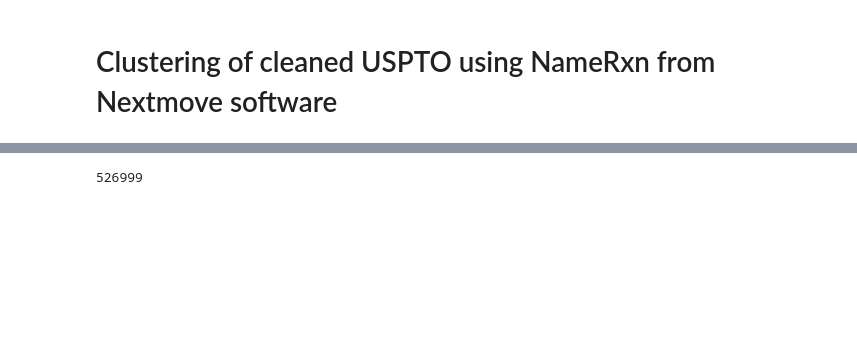
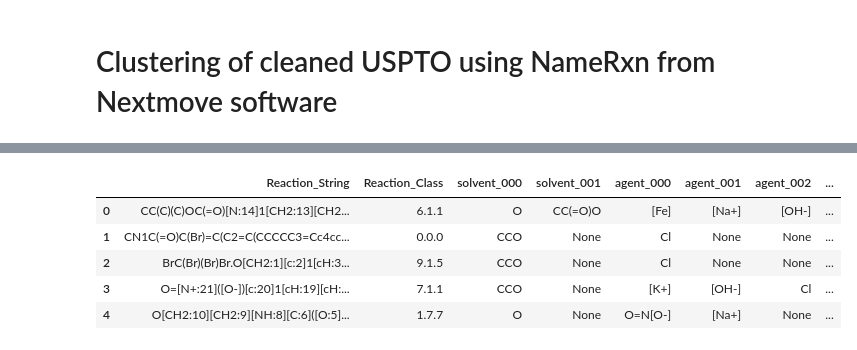
Before and after one commit to sustainable-processes/chemical-parameter-sharing, a Jupyter notebook: clustering.ipynb, the cells around one changed output, grey strips where cells are left out. Drawn from its saved outputs; the diff is of its cells as text; code cells hidden in the pictures; blank space fills up the shorter version.

```diff
--- a/clustering.ipynb
+++ b/clustering.ipynb
@@ -48,4 +6,24 @@ classified_rxn_df = pd.DataFrame(list(zip(rxns, rxn_classes)),
-# %%
-len(classified_rxn_df)
-# %% [output]
-526999
+# %%
+# read in rxn class data:
+with open("data/orderly_cond_classes.smi", "r") as file:
+    lines = file.readlines()
+
+# Split each line and create a list of lists
+data = [line.strip().split(" ") for line in lines]
+
+# Create a dataframe
+df = pd.DataFrame(data, columns=['Reaction_String', 'Reaction_Class'])
+
+# Read in reaction conditions data
+df2 = pd.read_parquet("data/orderly_condition_train.parquet")
+df3 = pd.read_parquet("data/orderly_condition_test.parquet")
+
+# Merge the two dataframes
+df4 = pd.concat([df2, df3])
+df[['solvent_000', 'solvent_001', 'agent_000', 'agent_001', 'agent_002']] = df4[['solvent_000', 'solvent_001', 'agent_000', 'agent_001', 'agent_002']]
+
+df['Reaction_Class'] = df['Reaction_Class'].replace('0.0', '0.0.0')
+
+# Split the 'Reaction_Class' column
+df['super class'] = df['Reaction_Class'].str.split('.').str[0]
+df['mid class'] = df['Reaction_Class'].str.split('.').str[0] + '.' + df['Reaction_Class'].str.split('.').str[1]
@@ -51,0 +146,11 @@ len(classified_rxn_df)
+# %%
+df['super class'] = df['super class'].map(super_class_dict)
+df['mid class'] = df['mid class'].map(mid_class_dict)
+df.head()
+# %% [output]
+|  | Reaction_String | Reaction_Class | solvent_000 | solvent_001 | agent_000 | agent_001 | agent_002 | ... |
+| 0 | CC(C)(C)OC(=O)[N:14]1[CH2:13][CH2... | 6.1.1 | O | CC(=O)O | [Fe] | [Na+] | [OH-] | ... |
+| 1 | CN1C(=O)C(Br)=C(C2=C(CCCCC3=Cc4cc... | 0.0.0 | CCO | None | Cl | None | None | ... |
+| 2 | BrC(Br)(Br)Br.O[CH2:1][c:2]1[cH:3... | 9.1.5 | CCO | None | Cl | None | None | ... |
+| 3 | O=[N+:21]([O-])[c:20]1[cH:19][cH:... | 7.1.1 | CCO | None | [K+] | [OH-] | Cl | ... |
+| 4 | O[CH2:10][CH2:9][NH:8][C:6]([O:5]... | 1.7.7 | O | None | O=N[O-] | [Na+] | None | ... |
```
Also changed, not shown: parts of 13 cells of this notebook, 2 other files.
